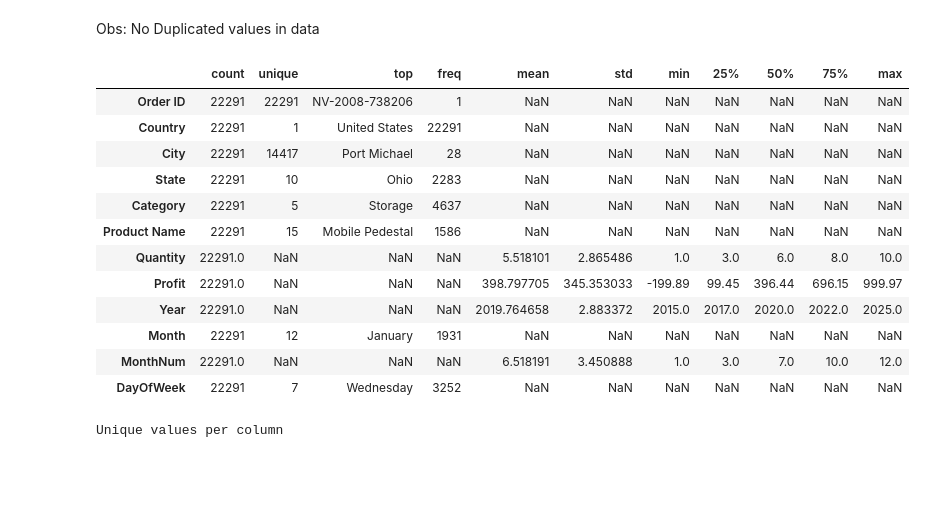
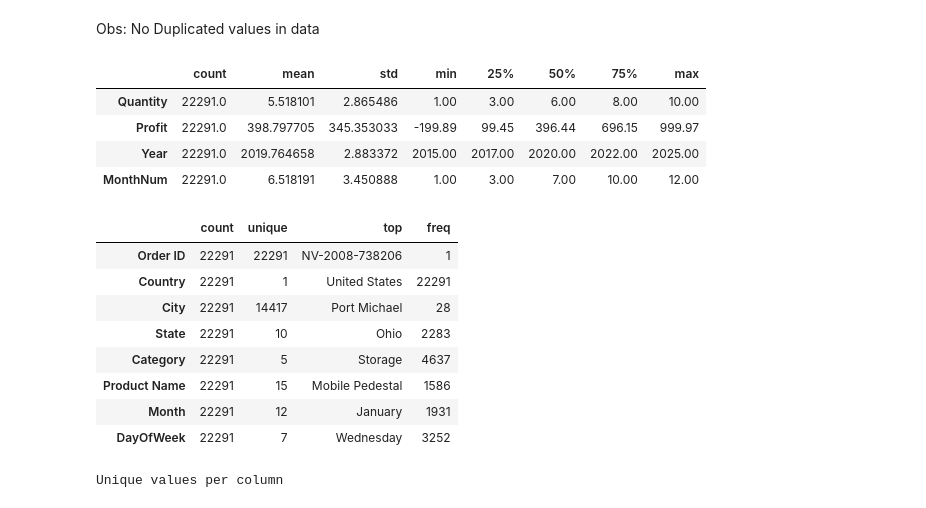
Before and after one commit to Hameedhullah/Order-Profit-Prediction, a Jupyter notebook: Order_Profit_Prediction.ipynb, the cells around one changed output. Saved outputs shown, nothing was run; the diff lists cells and outputs as text; code cells hidden in the pictures; blank space fills up the shorter version.

```diff
--- a/Order_Profit_Prediction.ipynb
+++ b/Order_Profit_Prediction.ipynb
@@ -116,22 +118,26 @@ data_train.duplicated().sum()
 np.int64(0)
 # %% [markdown]
 Obs: No Duplicated values in data
+# %%
+data_train.describe().T
+# %% [output]
+|  | count | mean | std | min | 25% | 50% | 75% | max |
+| Quantity | 22291.0 | 5.518101 | 2.865486 | 1.00 | 3.00 | 6.00 | 8.00 | 10.00 |
+| Profit | 22291.0 | 398.797705 | 345.353033 | -199.89 | 99.45 | 396.44 | 696.15 | 999.97 |
+| Year | 22291.0 | 2019.764658 | 2.883372 | 2015.00 | 2017.00 | 2020.00 | 2022.00 | 2025.00 |
+| MonthNum | 22291.0 | 6.518191 | 3.450888 | 1.00 | 3.00 | 7.00 | 10.00 | 12.00 |
 # %%
-data_train.describe(include="all").T
+data_train.describe(include='O').T
 # %% [output]
-|  | count | unique | top | freq | mean | std | min | 25% | 50% | 75% | max |
-| Order ID | 22291 | 22291 | NV-2008-738206 | 1 | NaN | NaN | NaN | NaN | NaN | NaN | NaN |
-| Country | 22291 | 1 | United States | 22291 | NaN | NaN | NaN | NaN | NaN | NaN | NaN |
-| City | 22291 | 14417 | Port Michael | 28 | NaN | NaN | NaN | NaN | NaN | NaN | NaN |
-| State | 22291 | 10 | Ohio | 2283 | NaN | NaN | NaN | NaN | NaN | NaN | NaN |
-| Category | 22291 | 5 | Storage | 4637 | NaN | NaN | NaN | NaN | NaN | NaN | NaN |
-| Product Name | 22291 | 15 | Mobile Pedestal | 1586 | NaN | NaN | NaN | NaN | NaN | NaN | NaN |
-| Quantity | 22291.0 | NaN | NaN | NaN | 5.518101 | 2.865486 | 1.0 | 3.0 | 6.0 | 8.0 | 10.0 |
-| Profit | 22291.0 | NaN | NaN | NaN | 398.797705 | 345.353033 | -199.89 | 99.45 | 396.44 | 696.15 | 999.97 |
-| Year | 22291.0 | NaN | NaN | NaN | 2019.764658 | 2.883372 | 2015.0 | 2017.0 | 2020.0 | 2022.0 | 2025.0 |
-| Month | 22291 | 12 | January | 1931 | NaN | NaN | NaN | NaN | NaN | NaN | NaN |
-| MonthNum | 22291.0 | NaN | NaN | NaN | 6.518191 | 3.450888 | 1.0 | 3.0 | 7.0 | 10.0 | 12.0 |
-| DayOfWeek | 22291 | 7 | Wednesday | 3252 | NaN | NaN | NaN | NaN | NaN | NaN | NaN |
+|  | count | unique | top | freq |
+| Order ID | 22291 | 22291 | NV-2008-738206 | 1 |
+| Country | 22291 | 1 | United States | 22291 |
+| City | 22291 | 14417 | Port Michael | 28 |
+| State | 22291 | 10 | Ohio | 2283 |
+| Category | 22291 | 5 | Storage | 4637 |
+| Product Name | 22291 | 15 | Mobile Pedestal | 1586 |
+| Month | 22291 | 12 | January | 1931 |
+| DayOfWeek | 22291 | 7 | Wednesday | 3252 |
 # %%
 print("Unique values per column")
 data_train.nunique().sort_values(ascending = True)
```
Also changed, not shown: parts of 19 cells of this notebook.
